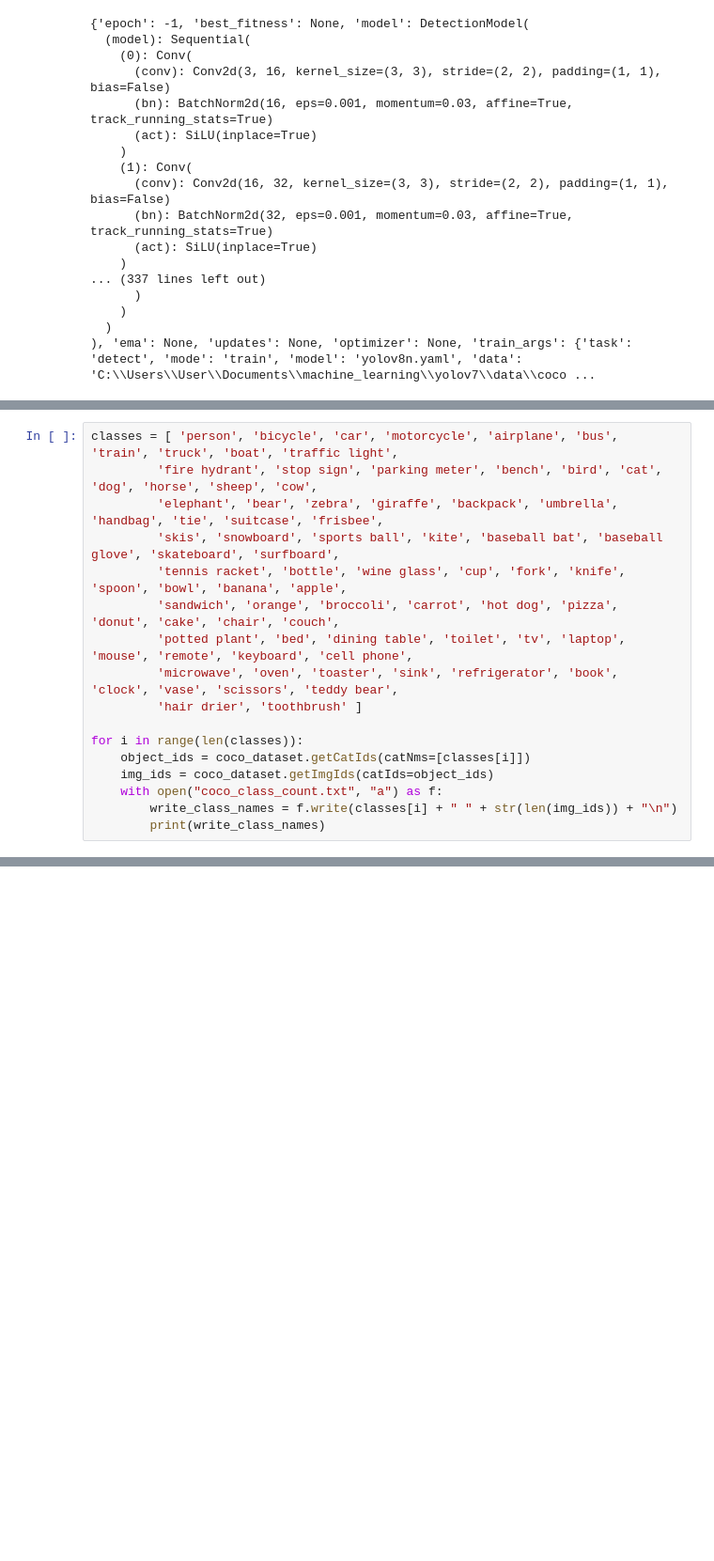
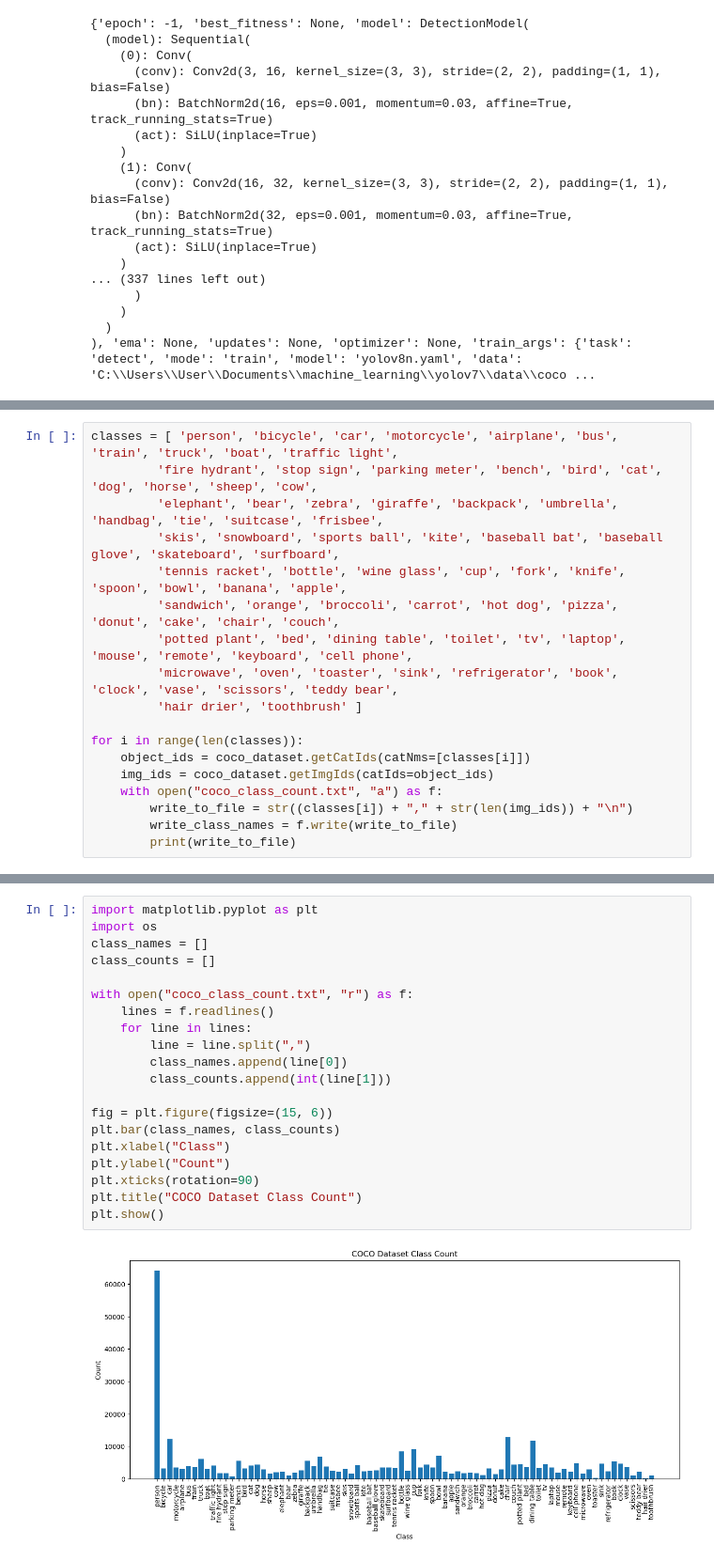
Before and after one commit to ChanifRusydi/machine_learning, a Jupyter notebook: YOLOv8Detection.ipynb, the cells around one changed output, grey strips where cells are left out. Shown at 94% size. Cells and saved outputs as stored; diff of their text form; blank space fills up the shorter version.

Commit message:
add filtered coco class count

```diff
--- a/YOLOv8Detection.ipynb
+++ b/YOLOv8Detection.ipynb
@@ -309,6 +309,7 @@ for i in range(len(classes)):
     object_ids = coco_dataset.getCatIds(catNms=[classes[i]])
     img_ids = coco_dataset.getImgIds(catIds=object_ids)
     with open("coco_class_count.txt", "a") as f:
-        write_class_names = f.write(classes[i] + " " + str(len(img_ids)) + "\n")
-        print(write_class_names)
+        write_to_file = str((classes[i]) + "," + str(len(img_ids)) + "\n")
+        write_class_names = f.write(write_to_file)
+        print(write_to_file)
 # %% [output]
@@ -331,0 +333,22 @@ for i in range(len(classes)):
+# %%
+import matplotlib.pyplot as plt
+import os
+class_names = []
+class_counts = []
+
+with open("coco_class_count.txt", "r") as f:
+    lines = f.readlines()
+    for line in lines:
+        line = line.split(",")
+        class_names.append(line[0])
+        class_counts.append(int(line[1]))
+
+fig = plt.figure(figsize=(15, 6))
+plt.bar(class_names, class_counts)
+plt.xlabel("Class")
+plt.ylabel("Count")
+plt.xticks(rotation=90)
+plt.title("COCO Dataset Class Count")
+plt.show()
+# %% [output]
+[figure, added]
```
Also changed, not shown: parts of 3 cells of this notebook, 3 other files.
